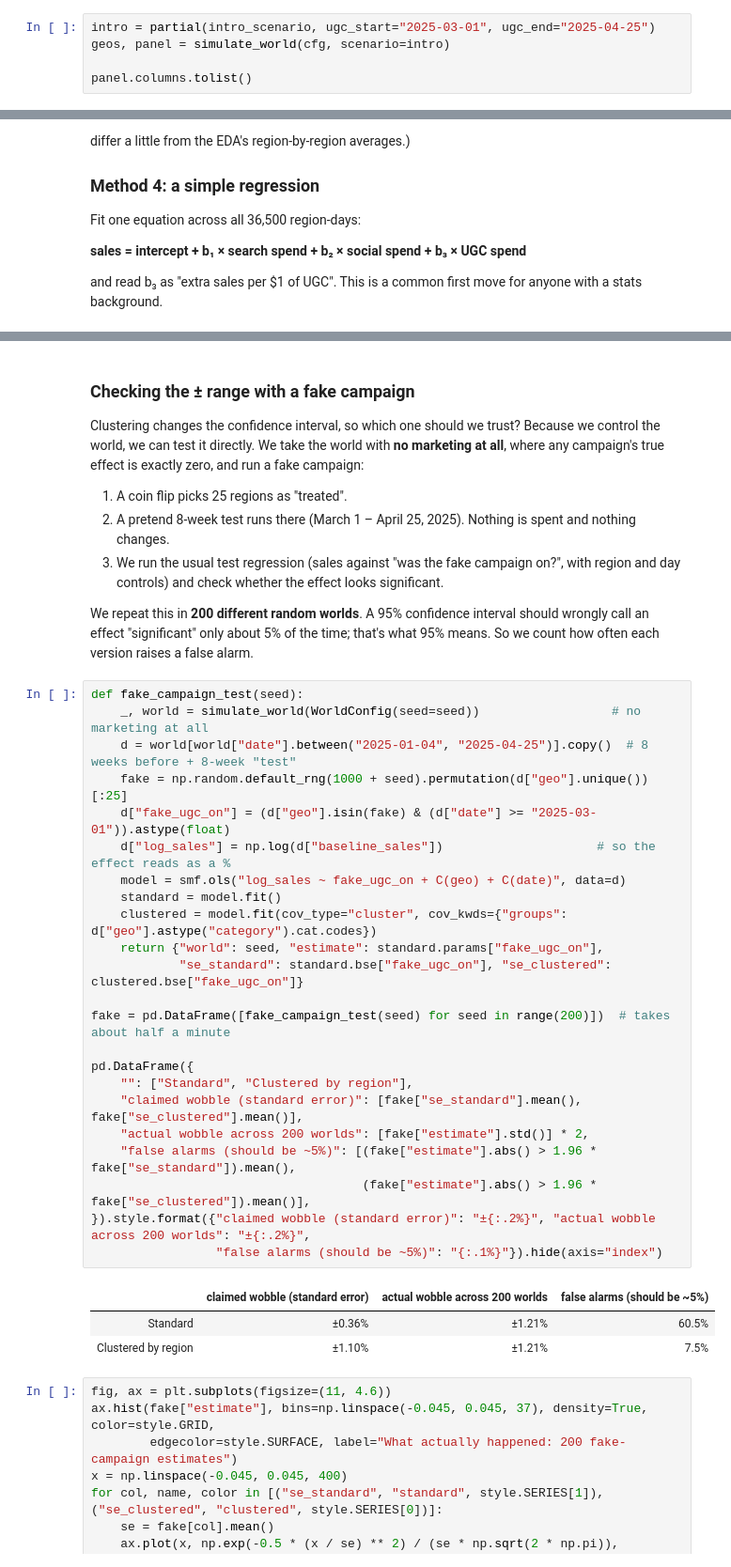
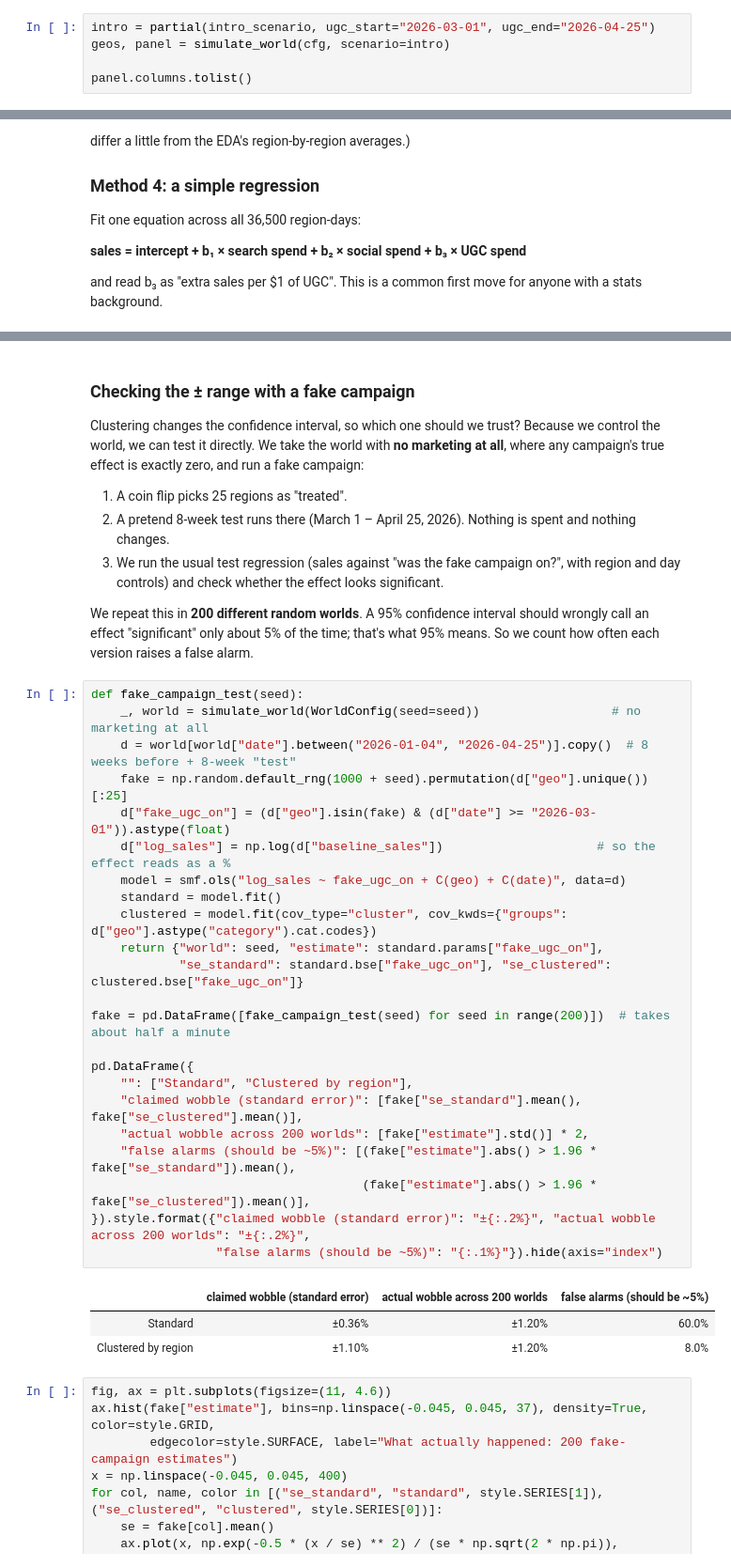
Before and after one commit to menni99/incrementality-mmm-lab, a Jupyter notebook: incrementality.ipynb, the cells around one changed output, grey strips where cells are left out. Shown at 94% size. Drawn from its saved outputs; the diff is of its cells as text.

```diff
--- a/incrementality.ipynb
+++ b/incrementality.ipynb
@@ -400,5 +400,5 @@ For now we use a simple intro scenario: search and social run all the time, and
 # %%
-intro = partial(intro_scenario, ugc_start="2025-03-01", ugc_end="2025-04-25")
+intro = partial(intro_scenario, ugc_start="2026-03-01", ugc_end="2026-04-25")
 geos, panel = simulate_world(cfg, scenario=intro)
 
 panel.columns.tolist()
@@ -1018,37 +1018,37 @@ Controls only help with the problems you control for. The trap here, budget foll
 
 Clustering changes the confidence interval, so which one should we trust? Because we control the world, we can test it directly. We take the world with **no marketing at all**, where any campaign's true effect is exactly zero, and run a fake campaign:
 1. A coin flip picks 25 regions as "treated".
-2. A pretend 8-week test runs there (March 1 – April 25, 2025). Nothing is spent and nothing changes.
+2. A pretend 8-week test runs there (March 1 – April 25, 2026). Nothing is spent and nothing changes.
 3. We run the usual test regression (sales against "was the fake campaign on?", with region and day controls) and check whether the effect looks significant.
 
 We repeat this in **200 different random worlds**. A 95% confidence interval should wrongly call an effect "significant" only about 5% of the time; that's what 95% means. So we count how often each version raises a false alarm.
 # %%
 def fake_campaign_test(seed):
     _, world = simulate_world(WorldConfig(seed=seed))                  # no marketing at all
-    d = world[world["date"].between("2025-01-04", "2025-04-25")].copy()  # 8 weeks before + 8-week "test"
+    d = world[world["date"].between("2026-01-04", "2026-04-25")].copy()  # 8 weeks before + 8-week "test"
     fake = np.random.default_rng(1000 + seed).permutation(d["geo"].unique())[:25]
-    d["fake_ugc_on"] = (d["geo"].isin(fake) & (d["date"] >= "2025-03-01")).astype(float)
+    d["fake_ugc_on"] = (d["geo"].isin(fake) & (d["date"] >= "2026-03-01")).astype(float)
     d["log_sales"] = np.log(d["baseline_sales"])                     # so the effect reads as a %
     model = smf.ols("log_sales ~ fake_ugc_on + C(geo) + C(date)", data=d)
     standard = model.fit()
     clustered = model.fit(cov_type="cluster", cov_kwds={"groups": d["geo"].astype("category").cat.codes})
     return {"world": seed, "estimate": standard.params["fake_ugc_on"],
             "se_standard": standard.bse["fake_ugc_on"], "se_clustered": clustered.bse["fake_ugc_on"]}
 
 fake = pd.DataFrame([fake_campaign_test(seed) for seed in range(200)])  # takes about half a minute
 
 pd.DataFrame({
     "": ["Standard", "Clustered by region"],
     "claimed wobble (standard error)": [fake["se_standard"].mean(), fake["se_clustered"].mean()],
     "actual wobble across 200 worlds": [fake["estimate"].std()] * 2,
     "false alarms (should be ~5%)": [(fake["estimate"].abs() > 1.96 * fake["se_standard"]).mean(),
                                      (fake["estimate"].abs() > 1.96 * fake["se_clustered"]).mean()],
 }).style.format({"claimed wobble (standard error)": "±{:.2%}", "actual wobble across 200 worlds": "±{:.2%}",
                  "false alarms (should be ~5%)": "{:.1%}"}).hide(axis="index")
 # %% [output]
 |  | claimed wobble (standard error) | actual wobble across 200 worlds | false alarms (should be ~5%) |
-| Standard | ±0.36% | ±1.21% | 60.5% |
-| Clustered by region | ±1.10% | ±1.21% | 7.5% |
+| Standard | ±0.36% | ±1.20% | 60.0% |
+| Clustered by region | ±1.10% | ±1.20% | 8.0% |
 # %%
 fig, ax = plt.subplots(figsize=(11, 4.6))
 ax.hist(fake["estimate"], bins=np.linspace(-0.045, 0.045, 37), density=True, color=style.GRID,
```
Also changed, not shown: parts of 44 cells of this notebook, 1 other file.
